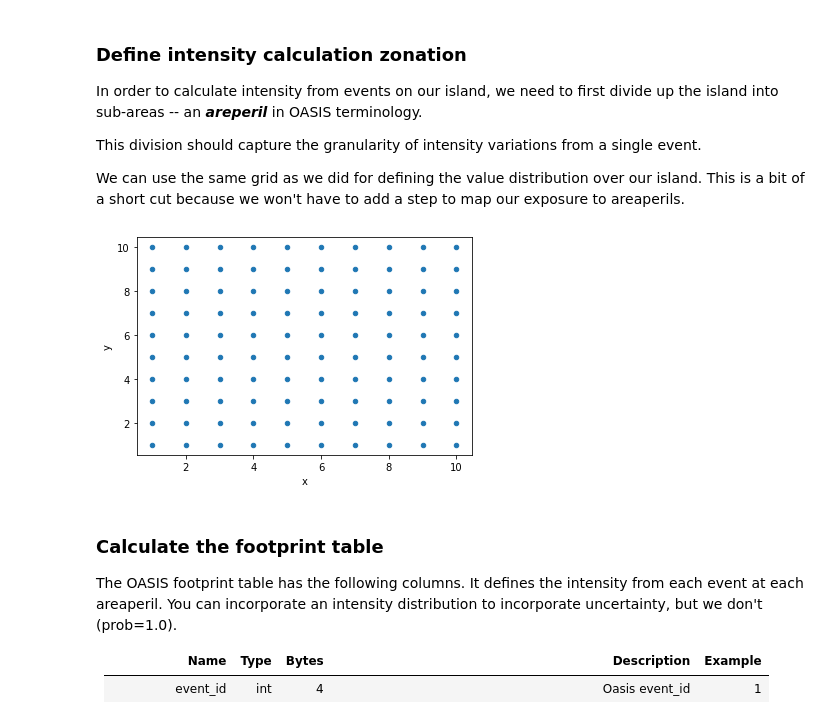
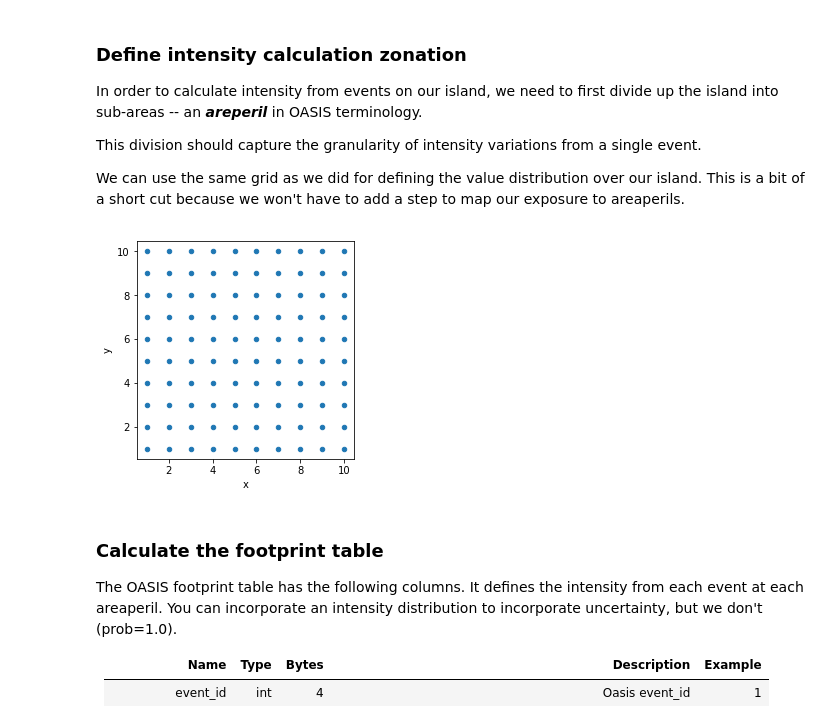
Before and after one commit to iwbailey/simple_oasis_model, a Jupyter notebook: create_and_run_model.ipynb, the cells around one changed output. Drawn from its saved outputs; the diff is of its cells as text; code cells hidden in the pictures.

```diff
--- a/create_and_run_model.ipynb
+++ b/create_and_run_model.ipynb
@@ -141,12 +132,13 @@ We can use the same grid as we did for defining the value distribution over our
 # %%
 # Define the areaperil table
 area_perils = pd.DataFrame({'x': xx.flatten(), 'y': yy.flatten(), 'tiv': tiv.flatten()})
 area_perils.index = pd.Index(range(1, len(area_perils) + 1), name='areaperil_id')
 
 # Plot
 ax = area_perils.plot.scatter('x', 'y')
+_ = ax.set(aspect='equal')
 # %% [output]
-[figure, old version]
+[figure, new version]
 # %% [markdown]
 ### Calculate the footprint table
 The OASIS footprint table has the following columns. It defines the intensity from each event at each areaperil. You can incorporate an intensity distribution to incorporate uncertainty, but we don't (prob=1.0).
```
Also changed, not shown: parts of 16 cells of this notebook.
